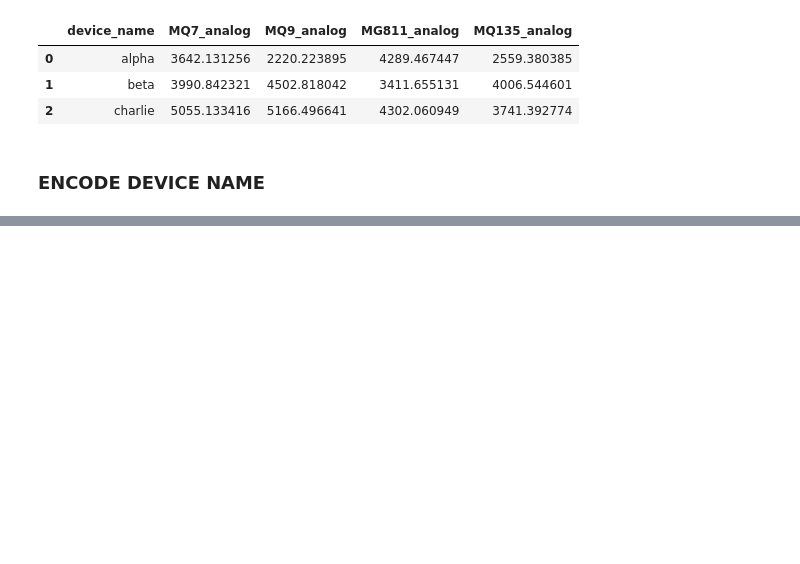
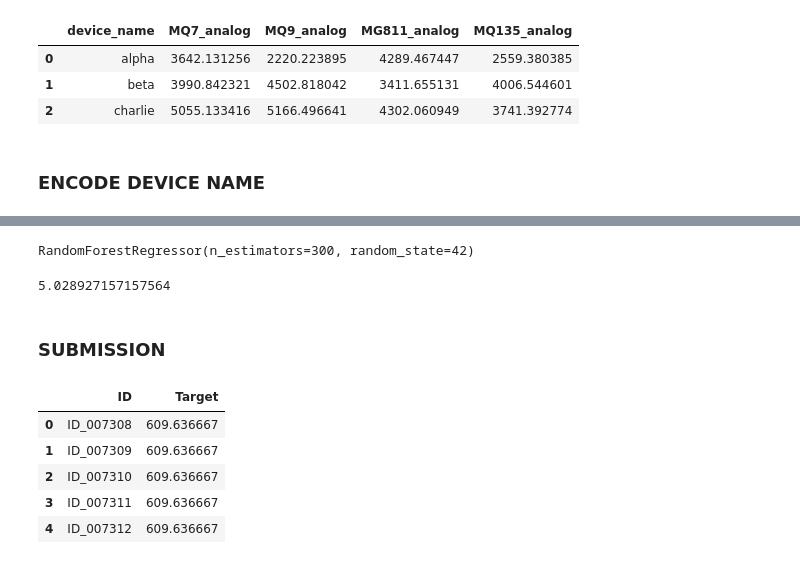
Before and after one commit to AduragbemiOyinlola/Air-Quality, a Jupyter notebook: air.ipynb, the cells around one changed output, grey strips where cells are left out. Saved outputs shown, nothing was run; the diff lists cells and outputs as text; code cells hidden in the pictures; blank space fills up the shorter version.

Commit message:
Model building and submission file

```diff
--- a/air.ipynb
+++ b/air.ipynb
@@ -130,0 +140,3 @@ test['device_name'] = test['device_name'].map(device_map)
+# %%
+X_train = scaler.fit_transform(X_train)
+X_test = scaler.transform(X_test)
@@ -130,0 +145,5 @@ test['device_name'] = test['device_name'].map(device_map)
+# %%
+rf = RandomForestRegressor(n_estimators=300, random_state=42)
+rf.fit(X_train, y_train)
+# %% [output]
+RandomForestRegressor(n_estimators=300, random_state=42)
@@ -130,0 +152,25 @@ test['device_name'] = test['device_name'].map(device_map)
+# %%
+np.sqrt(mean_squared_error(y_test, y_pred))
+# %% [output]
+5.028927157157564
+# %% [markdown]
+### **SUBMISSION**
+# %%
+testpred = rf.predict(test.drop('ID', axis=1))
+# %%
+submission = pd.DataFrame(
+    {
+        'ID': test['ID'],
+        'Target': np.nan
+    }
+)
+# %%
+submission['Target'] = testpred
+submission.head()
+# %% [output]
+|  | ID | Target |
+| 0 | ID_007308 | 609.636667 |
+| 1 | ID_007309 | 609.636667 |
+| 2 | ID_007310 | 609.636667 |
+| 3 | ID_007311 | 609.636667 |
+| 4 | ID_007312 | 609.636667 |
```
Also changed, not shown: parts of 6 cells of this notebook.
